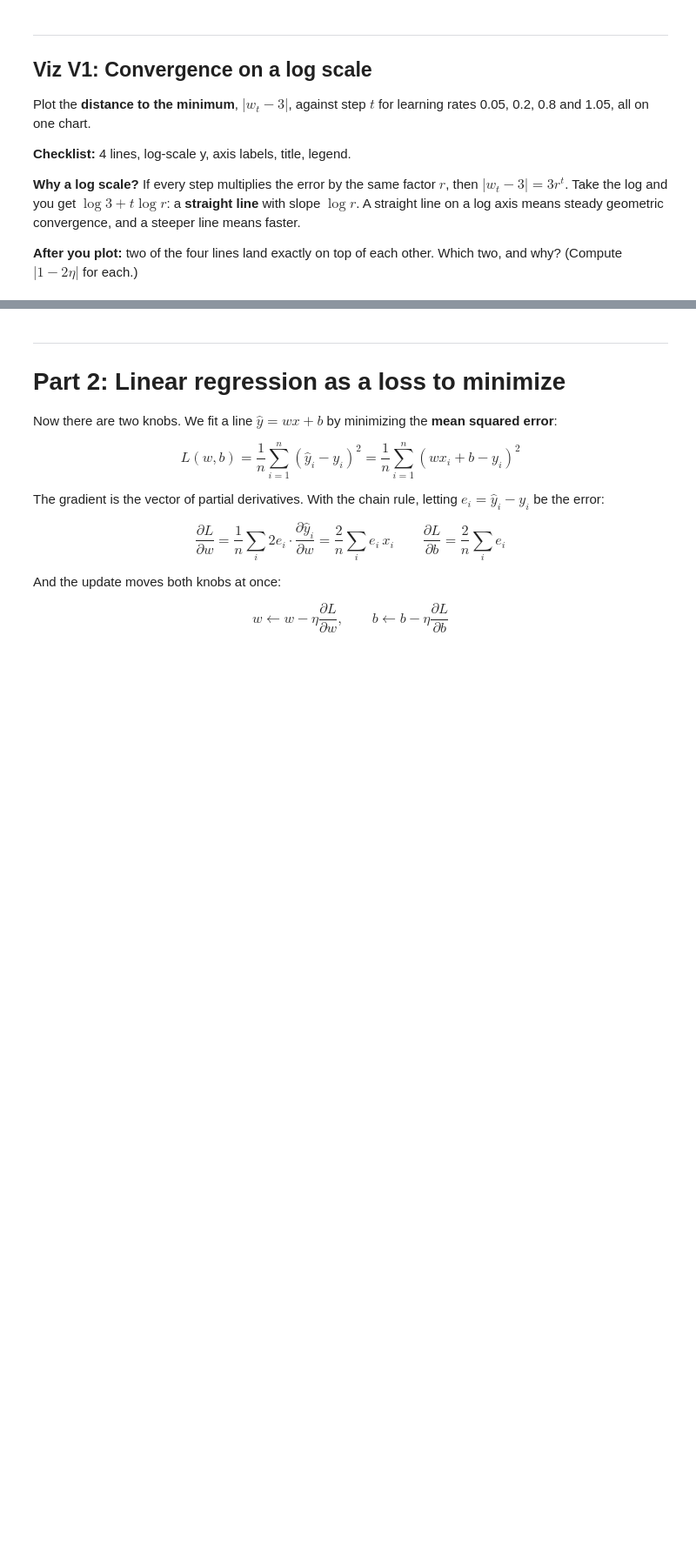
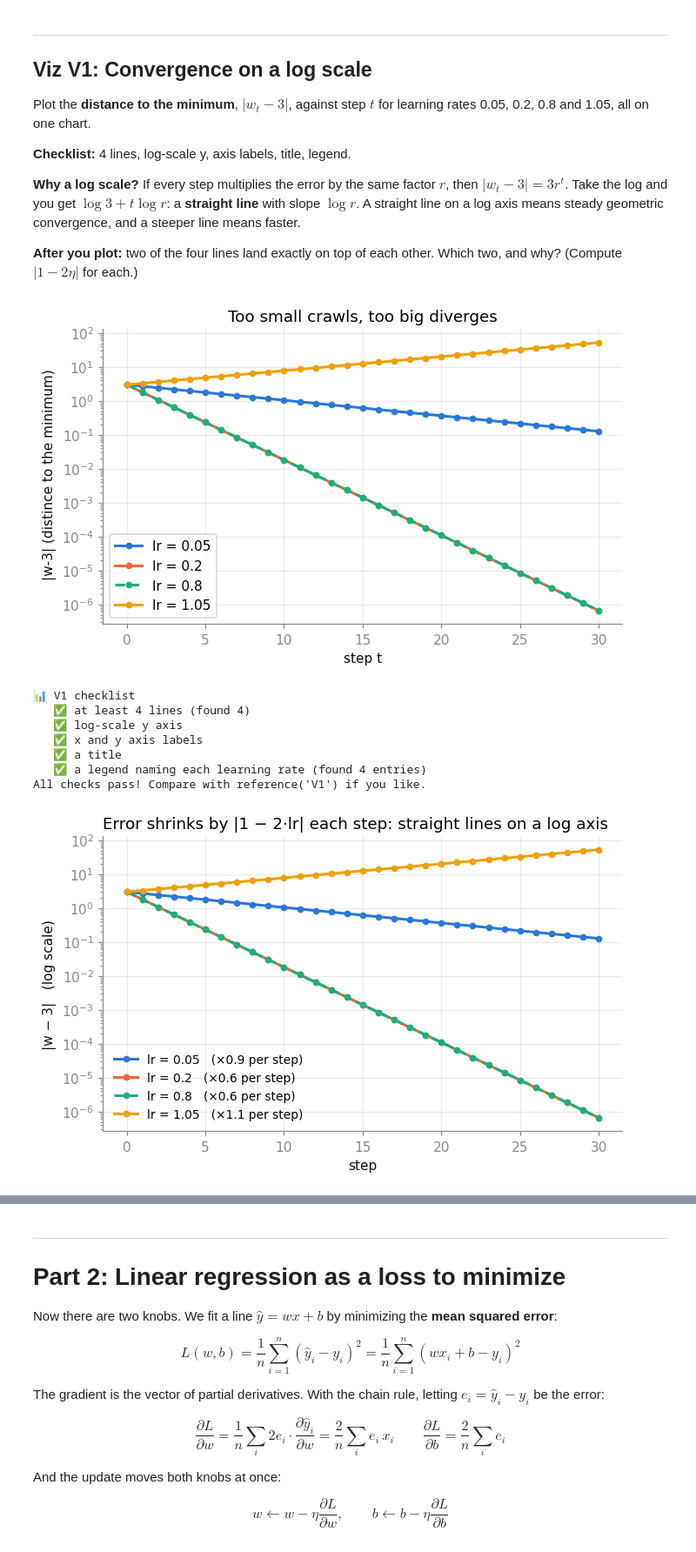
Before and after one commit to hantayc/stats-review, a Jupyter notebook: gradient-descent/gradient-descent-practice.ipynb, the cells around one changed output, grey strips where cells are left out. Shown at 87% size. Saved outputs shown, nothing was run; the diff lists cells and outputs as text; code cells hidden in the pictures; blank space fills up the shorter version.

```diff
--- a/gradient-descent/gradient-descent-practice.ipynb
+++ b/gradient-descent/gradient-descent-practice.ipynb
@@ -517,14 +516,34 @@ Plot the **distance to the minimum**, $|w_t - 3|$, against step $t$ for learning
 **After you plot:** two of the four lines land exactly on top of each other. Which two, and why? (Compute $|1 - 2\eta|$ for each.)
 # %%
 fig, ax = plt.subplots(figsize=(7, 4))
-for lr in [0.05, 0.2, 0.8, 1.05]:
+for lr, color, style in zip([0.05, 0.2, 0.8, 1.05], [BLUE, ORANGE, AQUA, YELLOW], ["-", "-", "--", "-"]):
     ws = gd_1d(0.0, lr, 30)          # 31 values of w (gd_1d is from the first demo)
-    dist = None                      # YOUR CODE: distance to the minimum at each step
+    dist = np.abs(ws - 3)                      # YOUR CODE: distance to the minimum at each step
+    steps = range(len(dist))
+    ax.plot(steps, dist, style, marker = "o", ms = 4, color = color, label = f"lr = {lr}")
     # YOUR CODE: plot dist against step number, with a label for the legend
+
+ax.set_yscale("log")
+ax.set_xlabel("step t")
+ax.legend()
+ax.set_title("Too small crawls, too big diverges")
+ax.set_ylabel(" |w-3| (distince to the minimum)")
+plt.show()
+
 
 # YOUR CODE: log-scale y, axis labels, title, legend
 plt.show()
 check_plot("V1", fig)
 # hint("V1")
-# reference("V1")   # draw the reference chart
+reference("V1")   # draw the reference chart
 # solution("V1")    # print its code
+# %% [output]
+[figure, added]
+📊 V1 checklist
+   ✅ at least 4 lines (found 4)
+   ✅ log-scale y axis
+   ✅ x and y axis labels
+   ✅ a title
+   ✅ a legend naming each learning rate (found 4 entries)
+All checks pass! Compare with reference('V1') if you like.
+[figure, added]
```
Also changed, not shown: parts of 11 cells of this notebook.
